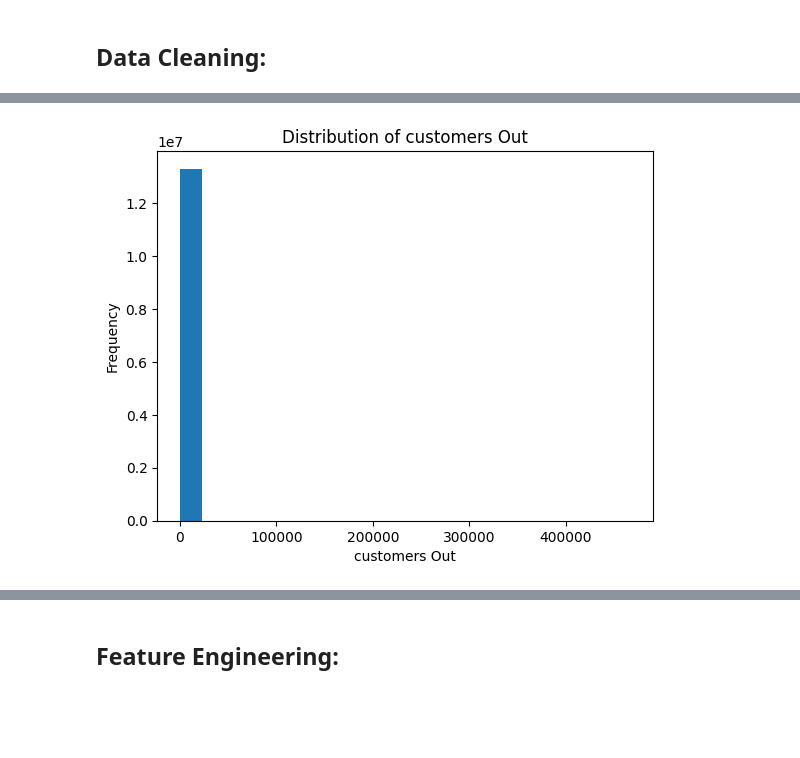
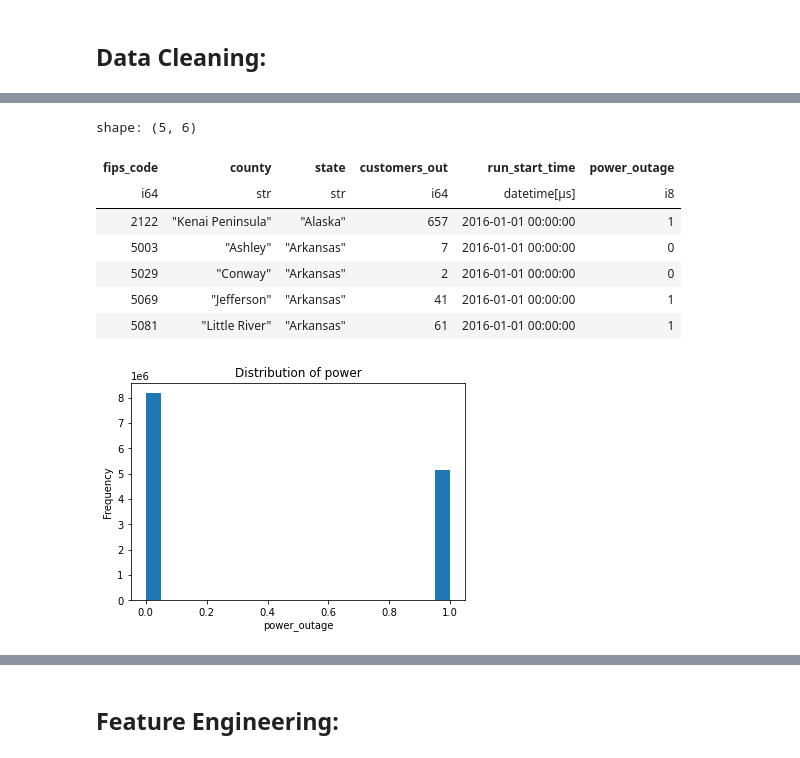
Before and after one commit to Talent5/group_project_zero, a Jupyter notebook: main.ipynb, the cells around one changed output, grey strips where cells are left out. Saved outputs shown, nothing was run; the diff lists cells and outputs as text; code cells hidden in the pictures; blank space fills up the shorter version.

```diff
--- a/main.ipynb
+++ b/main.ipynb
@@ -75,11 +73,25 @@ df_weather = df_weather.with_columns(pl.col("Type").cast(pl.Categorical))
+# %%
+# Add a binary column 'power_outage' to indicate power outages
+df_outages = df_outages.with_columns((pl.col('customers_out') > 10).cast(pl.Int8).alias('power_outage'))
+# %%
+df_outages.head()
+# %% [output]
+shape: (5, 6)
+| fips_code | county | state | customers_out | run_start_time | power_outage |
+| i64 | str | str | i64 | datetime[μs] | i8 |
+| 2122 | "Kenai Peninsula" | "Alaska" | 657 | 2016-01-01 00:00:00 | 1 |
+| 5003 | "Ashley" | "Arkansas" | 7 | 2016-01-01 00:00:00 | 0 |
+| 5029 | "Conway" | "Arkansas" | 2 | 2016-01-01 00:00:00 | 0 |
+| 5069 | "Jefferson" | "Arkansas" | 41 | 2016-01-01 00:00:00 | 1 |
+| 5081 | "Little River" | "Arkansas" | 61 | 2016-01-01 00:00:00 | 1 |
 # %%
 #Outlier Detection and Handling:
 # Example to plot a histogram for `Customers_Out`
 import matplotlib.pyplot as plt
-plt.hist(df_outages["customers_out"].to_numpy(), bins=20)
-plt.xlabel('customers Out')
+plt.hist(df_outages["power_outage"].to_numpy(), bins=20)
+plt.xlabel('power_outage')
 plt.ylabel('Frequency')
-plt.title('Distribution of customers Out')
+plt.title('Distribution of power')
 plt.show()
 # %% [output]
-[figure, old version]
+[figure, new version]
```
Also changed, not shown: parts of 61 cells of this notebook.
